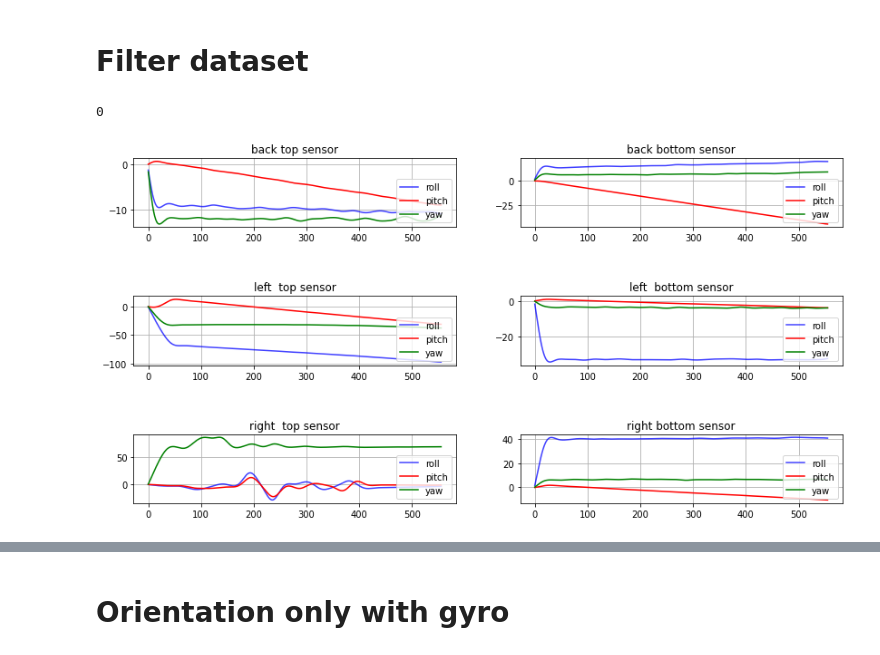
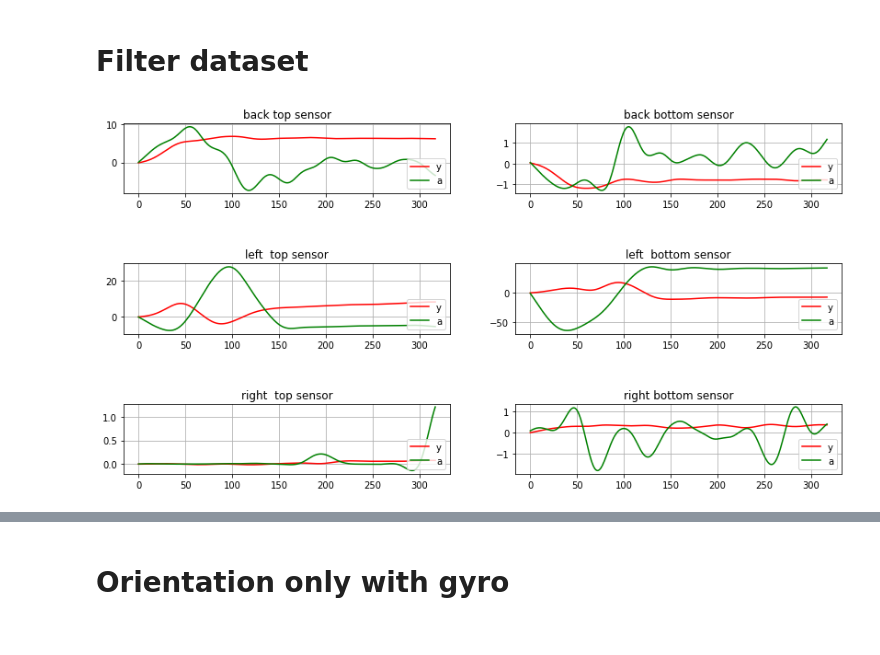
Before and after one commit to Demilaris/human_intention, a Jupyter notebook: IMU Preprocessing.ipynb, the cells around one changed output, grey strips where cells are left out. Saved outputs shown, nothing was run; the diff lists cells and outputs as text; code cells hidden in the pictures.

```diff
--- a/IMU Preprocessing.ipynb
+++ b/IMU Preprocessing.ipynb
@@ -183,13 +183,13 @@ def find_orientation(calibrated_mpu):
 
     quaternions = []
 
-    heading = mg.MadgwickAHRS(sampleperiod = 1/16,beta =0.5)
+    heading = mg.MadgwickAHRS(sampleperiod = 0.02,beta =1)
     for i,row in calibrated_mpu.iterrows():
         gyro_d  = []
         accel_d = []
         gyro_d.append(row[headers[3]])
+        gyro_d.append(row[headers[4]])
         gyro_d.append(row[headers[5]])
-        gyro_d.append(row[headers[4]])
         accel_d.append(row[headers[0]])
         accel_d.append(row[headers[1]])
         accel_d.append(row[headers[2]])
@@ -265,7 +265,7 @@ def preprocessing_dataset(dataset):
     return df
 # %%
 name = 'test'
-filename = f"D:/Thesis/{name}/20_rt1_y.csv"
+filename = f"D:/Thesis/{name}/20_ltzzz.csv"
 
 calibration_set = read_csv_file(f"D:/Thesis/calibration/600_calibration.csv")
 print(filename)
@@ -402,15 +398,15 @@ def filter_angles(dataset_test):
 
 def matplot_plot(frame,name_sensor_plot):
     plt.title(f"{name_sensor_plot}")
-    plt.plot(frame.index, frame['roll'], 'b', alpha=0.75)
+#     plt.plot(frame.index, frame['roll'], 'b', alpha=0.75)
     plt.plot(frame.index, frame['pitch'], 'r')
     plt.plot(frame.index,  frame['yaw'], 'g')
-#     plt.legend(('roll', 'yaw'), loc='lower right')
-    plt.legend(('roll', 'pitch', 'yaw'), loc='lower right')
+    plt.legend(('yaw'), loc='lower right')
+#     plt.legend(('roll', 'pitch', 'yaw'), loc='lower right')
     plt.grid(True)
 # %%
-i = input()
-test_plot = pd.read_csv(f'D:/Thesis/dataset/lifting_orientation_{i}_0.csv')
+# i = input()
+test_plot = pd.read_csv(f'D:/Thesis/dataset/lifting_orientation_0_0.csv')
 
 
 test_plot_1 = preprocessing_dataset(test_plot)
@@ -442,35 +438,34 @@ frame_rb = filter_angles(orientation_rb_test)
 
 
 # frame = frame.loc[15:]
 plt.figure(figsize=(14, 7))
 plt.subplots_adjust(hspace=1)
 
 
 
 plt.subplot(3, 2, 1)
 matplot_plot(frame_bt,'back top sensor')
 
 plt.subplot(3, 2, 2)
 matplot_plot(frame_bb,'back bottom sensor')
 
 
 plt.subplot(3, 2,3)
 matplot_plot(frame_lt,'left  top sensor')
 
 plt.subplot(3, 2,4)
 matplot_plot(frame_lb,'left  bottom sensor')
 
 
 plt.subplot(3, 2, 5)
 matplot_plot(frame_rt,'right  top sensor')
 
 
 plt.subplot(3, 2, 6)
 matplot_plot(frame_rb,'right bottom sensor')
 plt.show()
 # %% [output]
-0
-[figure, old version]
+[figure, new version]
 # %%
 test_plot = pd.read_csv(f'D:/Thesis/dataset/lifting_orientation_0_0.csv')
 test_plot_1 = preprocessing_dataset(test_plot)
```
Also changed, not shown: parts of 9 cells of this notebook, 13 other files.
